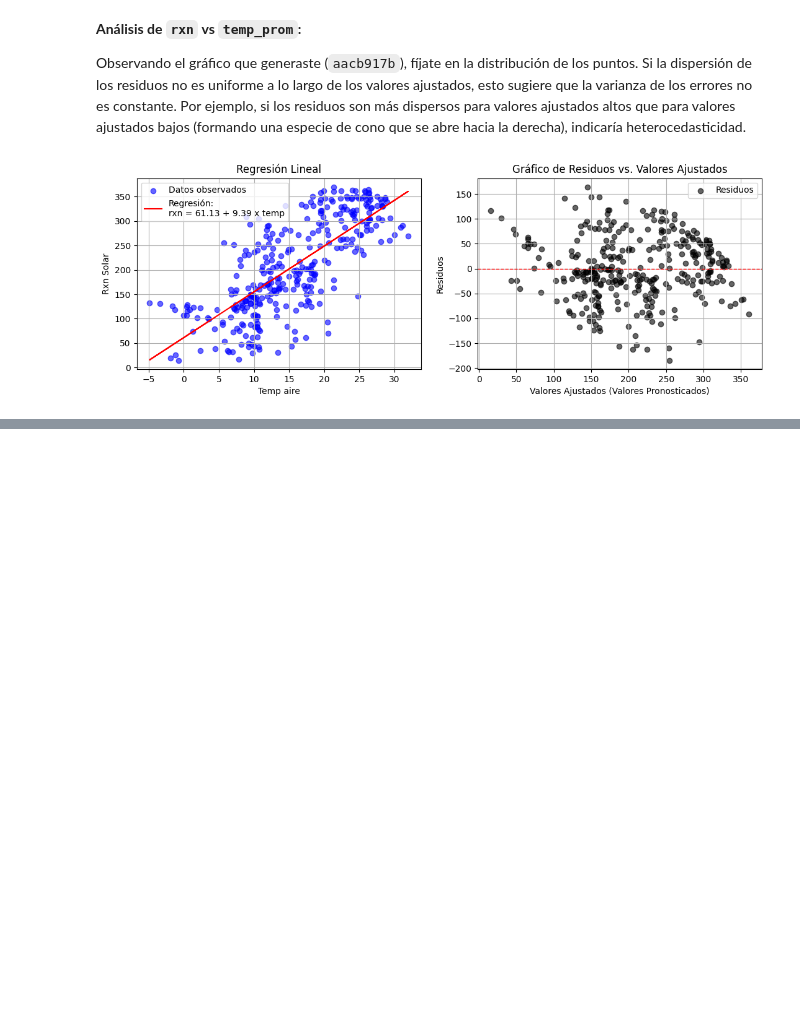
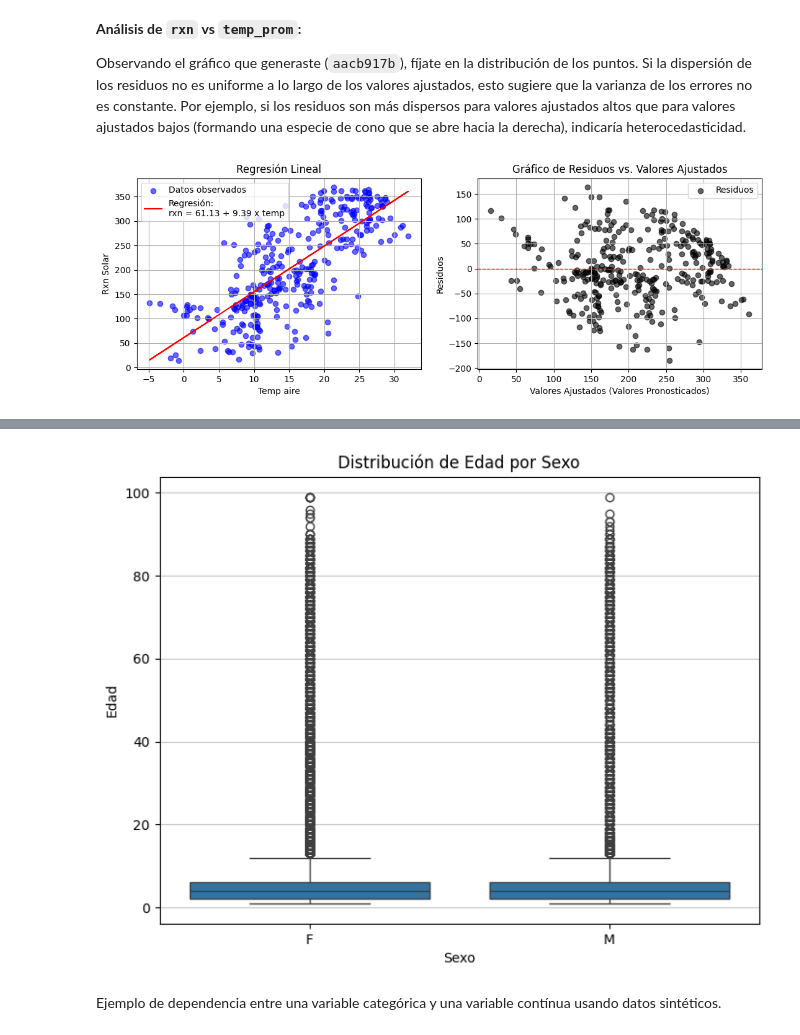
Before and after one commit to vrrp/sachabook_modulo1, a Jupyter notebook: _build/html/_sources/docs/sesion5-estadistica_inferencial.ipynb, the cells around one changed output, grey strips where cells are left out. Drawn from its saved outputs; the diff is of its cells as text; code cells hidden in the pictures; blank space fills up the shorter version.

```diff
--- a/_build/html/_sources/docs/sesion5-estadistica_inferencial.ipynb
+++ b/_build/html/_sources/docs/sesion5-estadistica_inferencial.ipynb
@@ -627,0 +722,6 @@ plt.show()
+# %%
+# Filtrar el DataFrame para excluir las filas donde 'Tipo_Dx' es 'R'
+df_Dx_sinR = df_csv[df_csv["Tipo_Dx"] != "R"]
+
+# Mostrar las counts de la columna 'Tipo_Dx' en el nuevo DataFrame para verificar
+print(df_Dx_sinR["Tipo_Dx"].value_counts())
@@ -627,0 +733,3 @@ plt.show()
+# %%
+df_Dx_sinR["Dx_Definitivo"] = (df_Dx_sinR["Tipo_Dx"] == "D").astype(int)
+print(df_Dx_sinR["Dx_Definitivo"].value_counts())
@@ -627,0 +809,13 @@ plt.show()
+# %%
+# Crear un diagrama de cajas para Edad por Sexo
+plt.figure(figsize=(8, 6))
+sns.boxplot(x='Sexo', y='Edad', data = df_Dx_sinR)
+plt.xlabel('Sexo')
+plt.ylabel('Edad')
+plt.title('Distribución de Edad por Sexo')
+plt.grid(axis='y', alpha=0.7)
+plt.show()
+# %% [output]
+[figure, added]
+# %% [markdown]
+Ejemplo de dependencia entre una variable categórica y una variable contínua usando datos sintéticos.
```
Also changed, not shown: parts of 44 cells of this notebook, 46 other files.
